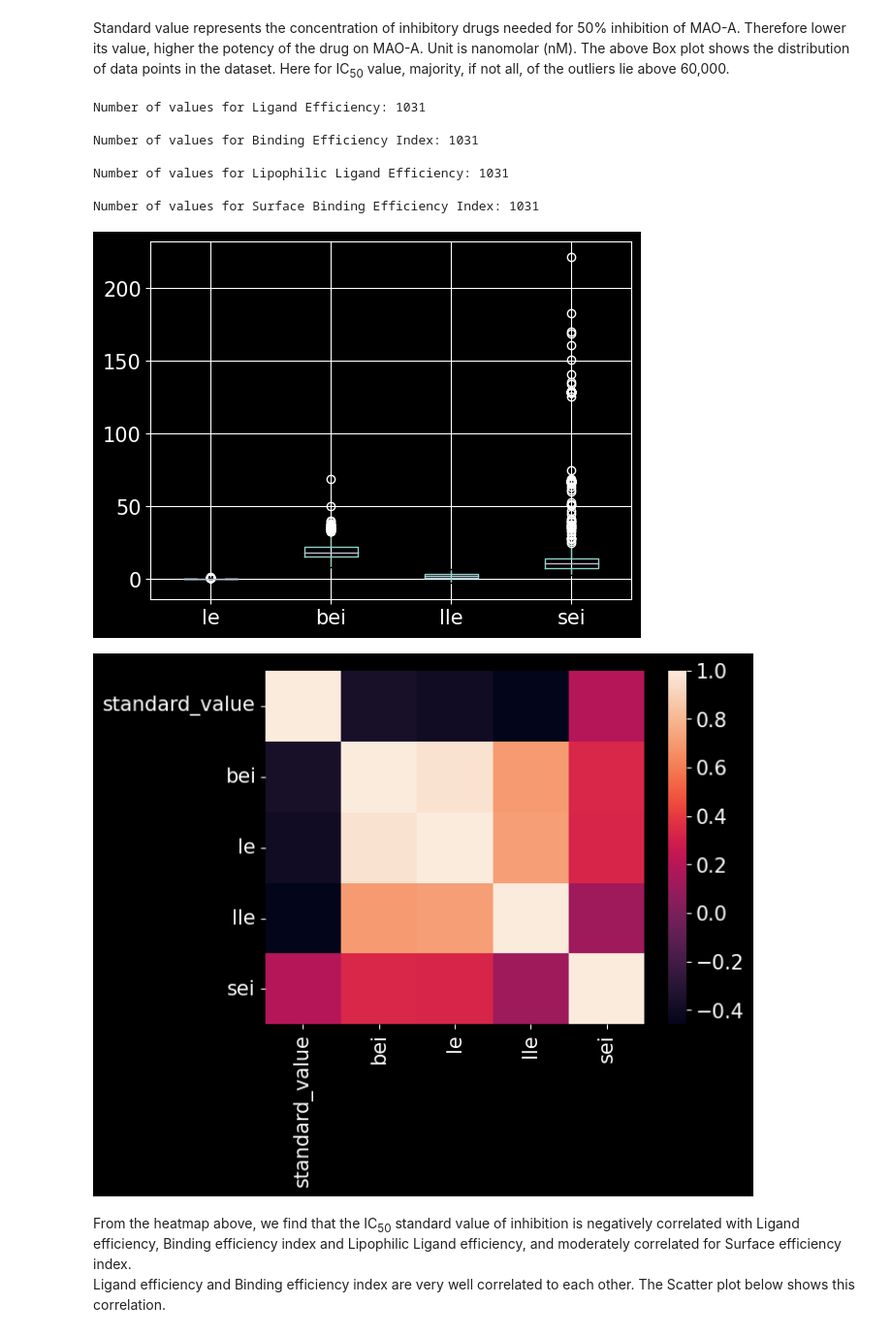
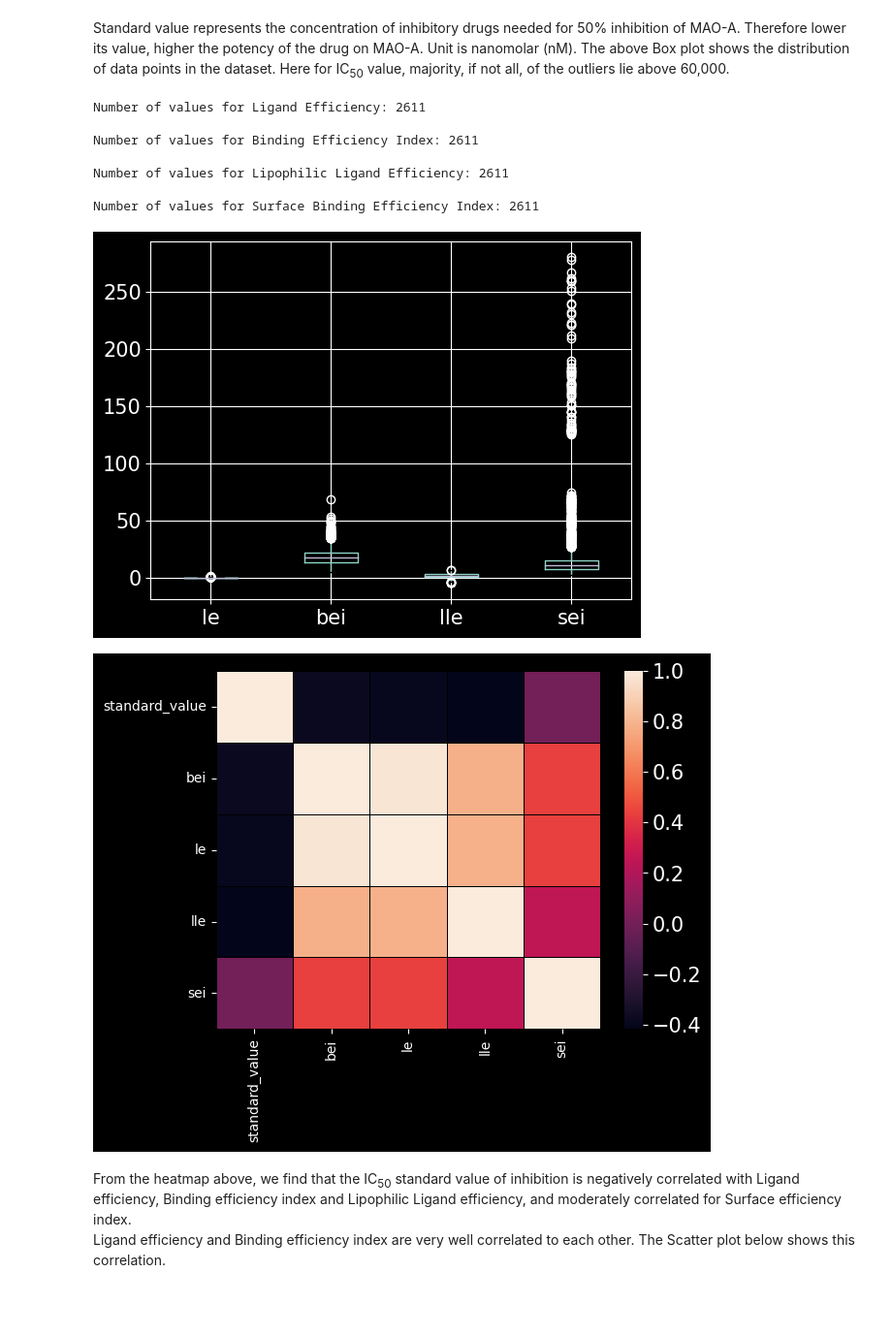
Before and after one commit to Diacod-I/BourneToKill, a Jupyter notebook: BioInfo.ipynb, the cells around one changed output. Shown at 97% size. Cells and saved outputs as stored; diff of their text form; code cells hidden in the pictures; blank space fills up the shorter version.

```diff
--- a/BioInfo.ipynb
+++ b/BioInfo.ipynb
@@ -373,7 +371,7 @@ smoldf.to_csv('neededdataMAO-A.csv',index=False)
 # %% [markdown]
 ## Exploratory Data Analysis
 # %%
-df = pd.read_csv('neededdataMAO-A.csv')
+df = pd.read_csv('neededdataMAO-A(changed).csv')
 # %%
 df.head()
 # %% [output]
@@ -495,19 +493,20 @@ print("Number of values for Lipophilic Ligand Efficiency:",ligdf.lle.count(),"\n
 print("Number of values for Surface Binding Efficiency Index:",ligdf.sei.count(),"\n")
 ligeff = ligdf.boxplot(column=['le','bei','lle','sei'])
 # %% [output]
-Number of values for Ligand Efficiency: 1031
+Number of values for Ligand Efficiency: 2611
 
-Number of values for Binding Efficiency Index: 1031
+Number of values for Binding Efficiency Index: 2611
 
-Number of values for Lipophilic Ligand Efficiency: 1031
+Number of values for Lipophilic Ligand Efficiency: 2611
 
-Number of values for Surface Binding Efficiency Index: 1031
+Number of values for Surface Binding Efficiency Index: 2611
-[figure, old version]
+[figure, new version]
 # %%
-sns.heatmap(ligdf.drop(['molecule_chembl_id','canonical_smiles','Inhib_class'],axis=1).corr())
+sns.heatmap(ligdf.drop(['molecule_chembl_id','canonical_smiles','Inhib_class'],axis=1).corr(),linecolor='black',linewidths=0.7)
+plt.tick_params(labelsize =10)
 plt.show()
 # %% [output]
-[figure, old version]
+[figure, new version]
 # %% [markdown]
 From the heatmap above, we find that the IC<sub>50</sub> standard value of inhibition is negatively correlated with Ligand efficiency, Binding efficiency index and Lipophilic Ligand efficiency, and moderately correlated for Surface efficiency index.<br>
 Ligand efficiency and Binding efficiency index are very well correlated to each other. The Scatter plot below shows this correlation.
```
Also changed, not shown: parts of 34 cells of this notebook.
